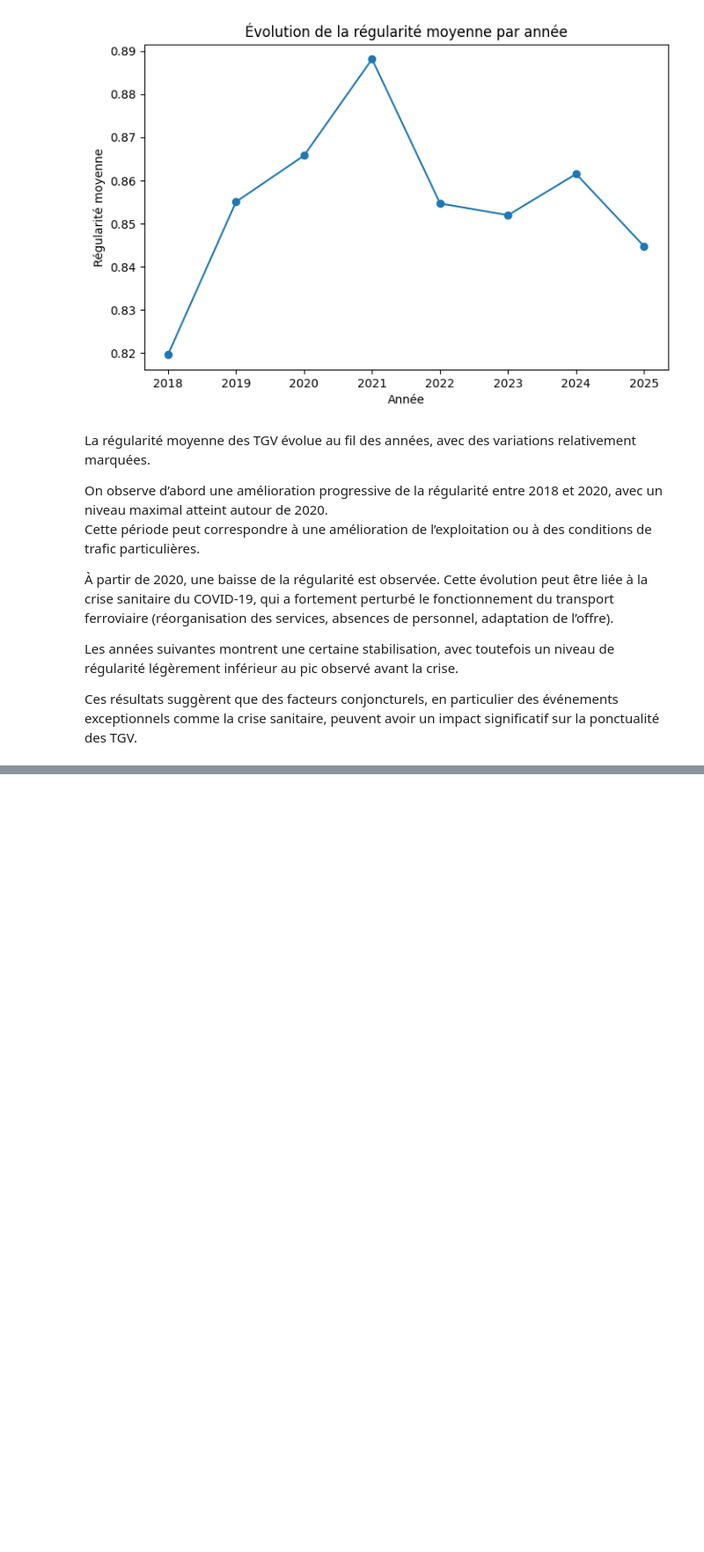
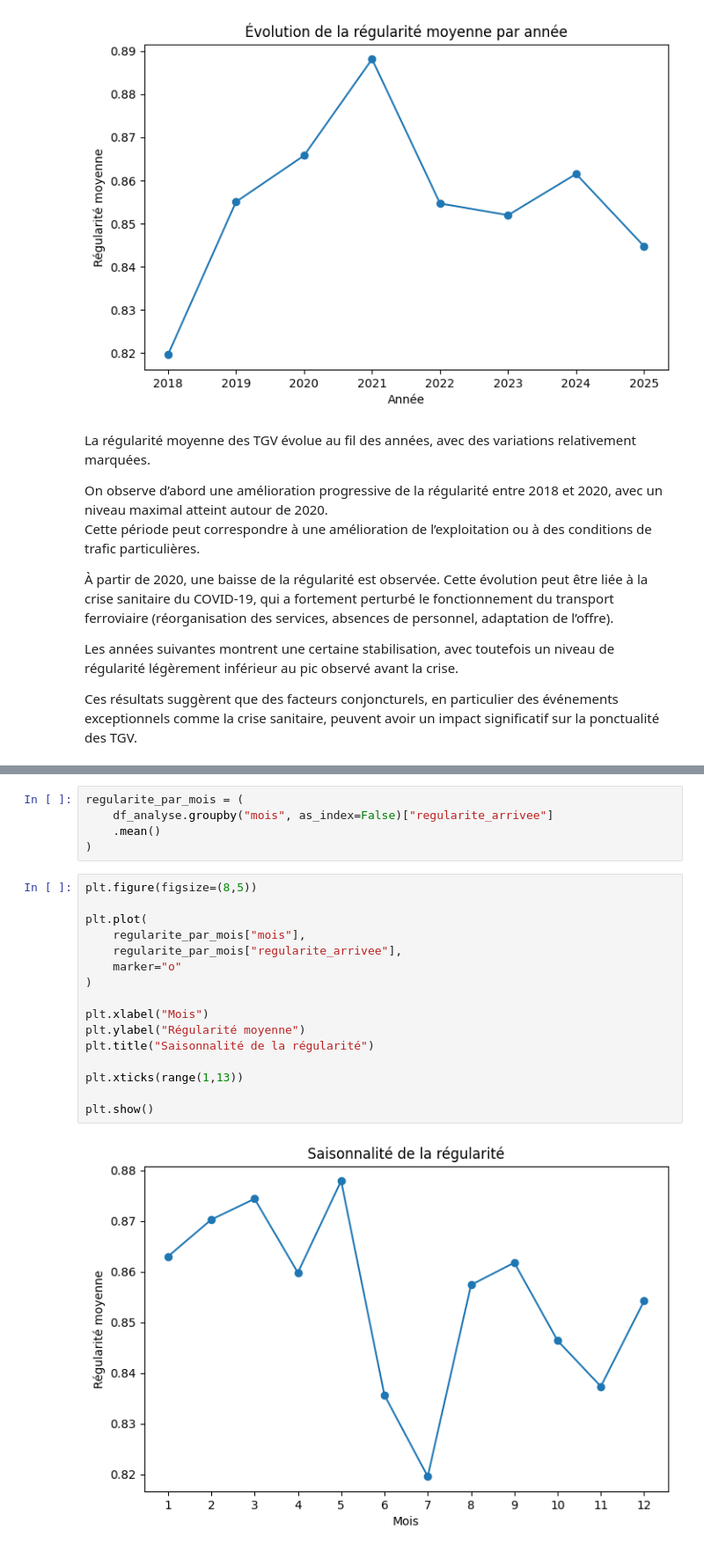
Before and after one commit to chamsisarra5-web/projet-info, a Jupyter notebook: projet_tgv.ipynb, the cells around one changed output, grey strips where cells are left out. Shown at 88% size. Saved outputs shown, nothing was run; the diff lists cells and outputs as text; blank space fills up the shorter version.

```diff
--- a/projet_tgv.ipynb
+++ b/projet_tgv.ipynb
@@ -357,0 +408,23 @@ Ces résultats suggèrent que des facteurs conjoncturels, en particulier des év
+# %%
+regularite_par_mois = (
+    df_analyse.groupby("mois", as_index=False)["regularite_arrivee"]
+    .mean()
+)
+# %%
+plt.figure(figsize=(8,5))
+
+plt.plot(
+    regularite_par_mois["mois"],
+    regularite_par_mois["regularite_arrivee"],
+    marker="o"
+)
+
+plt.xlabel("Mois")
+plt.ylabel("Régularité moyenne")
+plt.title("Saisonnalité de la régularité")
+
+plt.xticks(range(1,13))
+
+plt.show()
+# %% [output]
+[figure, added]
```
Also changed, not shown: parts of 8 cells of this notebook.
